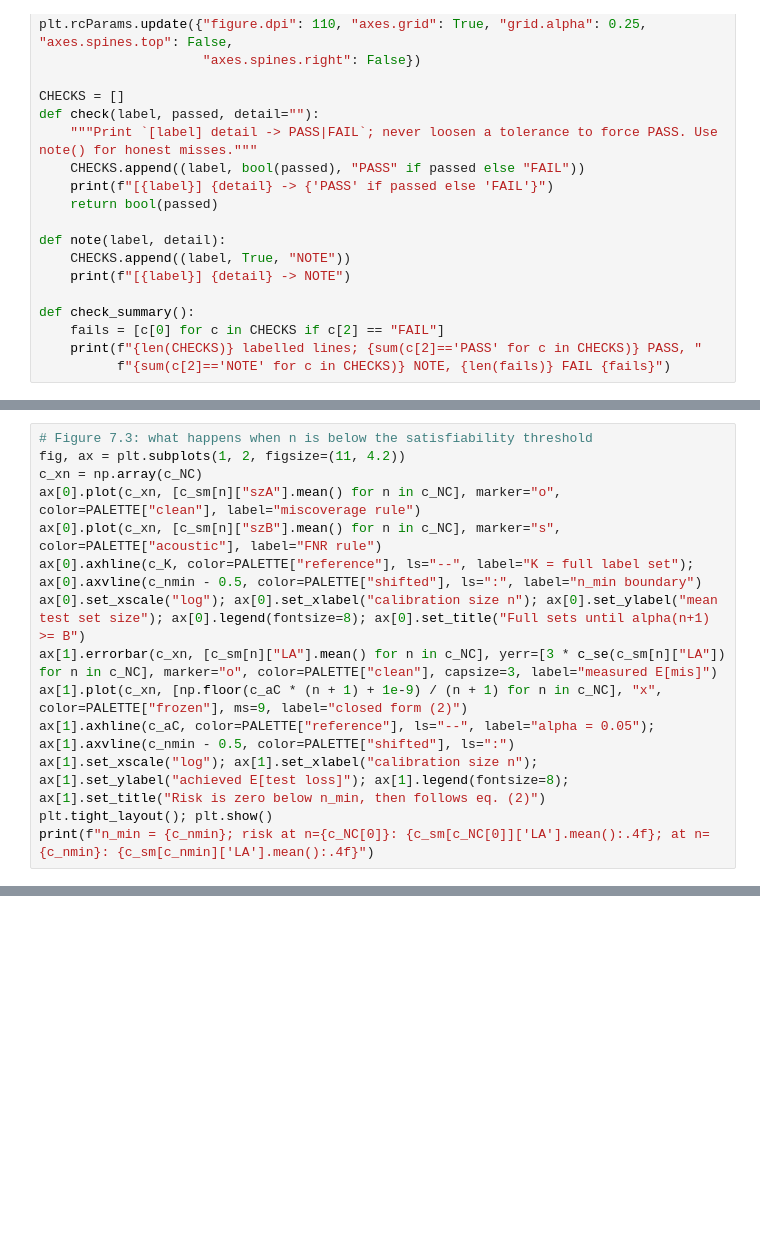
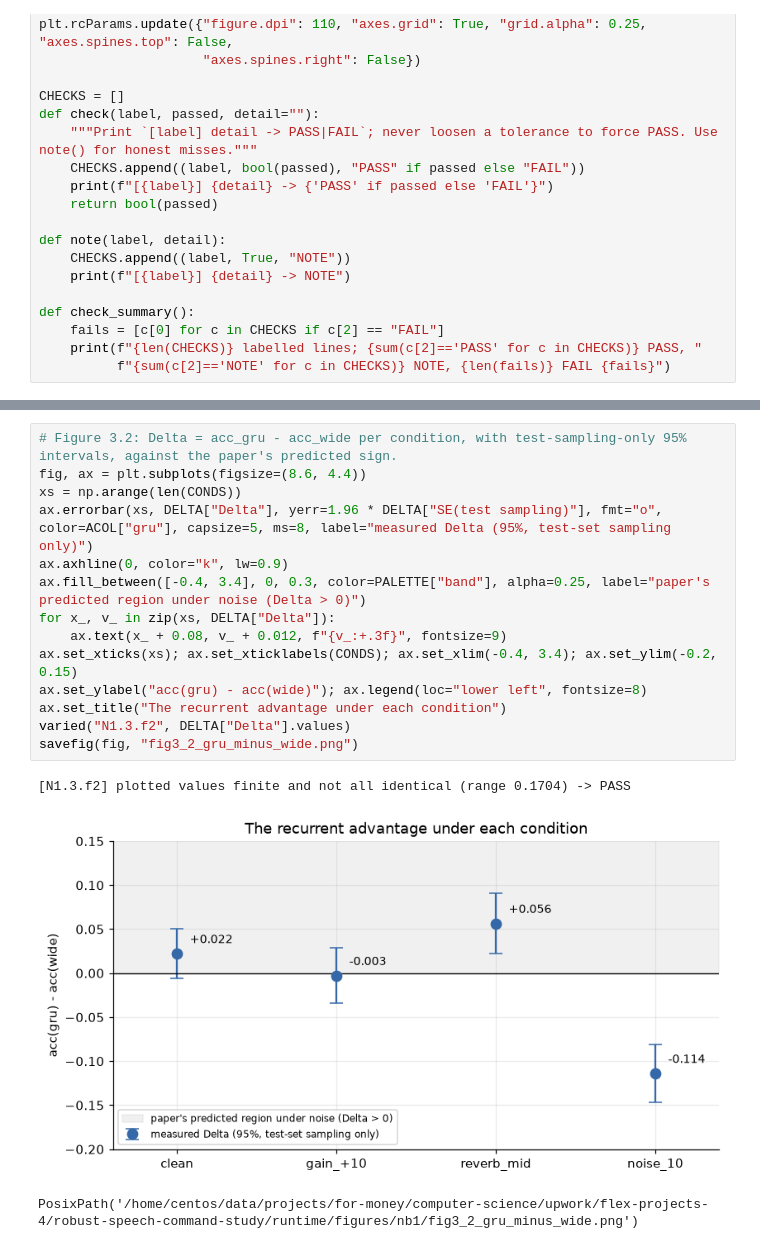
Before and after one commit to us-llm-engineer/applied-deep-learning, a Jupyter notebook: notebooks/01_research_foundations.ipynb, the cells around one changed output, grey strips where cells are left out. Drawn from its saved outputs; the diff is of its cells as text; blank space fills up the shorter version.

```diff
--- a/notebooks/01_research_foundations.ipynb
+++ b/notebooks/01_research_foundations.ipynb
@@ -2530,14 +49,0 @@ True
-# %%
-# Figure 7.3: what happens when n is below the satisfiability threshold
-fig, ax = plt.subplots(1, 2, figsize=(11, 4.2))
-c_xn = np.array(c_NC)
-ax[0].plot(c_xn, [c_sm[n]["szA"].mean() for n in c_NC], marker="o", color=PALETTE["clean"], label="miscoverage rule")
-ax[0].plot(c_xn, [c_sm[n]["szB"].mean() for n in c_NC], marker="s", color=PALETTE["acoustic"], label="FNR rule")
-ax[0].axhline(c_K, color=PALETTE["reference"], ls="--", label="K = full label set"); ax[0].axvline(c_nmin - 0.5, color=PALETTE["shifted"], ls=":", label="n_min boundary")
-ax[0].set_xscale("log"); ax[0].set_xlabel("calibration size n"); ax[0].set_ylabel("mean test set size"); ax[0].legend(fontsize=8); ax[0].set_title("Full sets until alpha(n+1) >= B")
-ax[1].errorbar(c_xn, [c_sm[n]["LA"].mean() for n in c_NC], yerr=[3 * c_se(c_sm[n]["LA"]) for n in c_NC], marker="o", color=PALETTE["clean"], capsize=3, label="measured E[mis]")
-ax[1].plot(c_xn, [np.floor(c_aC * (n + 1) + 1e-9) / (n + 1) for n in c_NC], "x", color=PALETTE["frozen"], ms=9, label="closed form (2)")
-ax[1].axhline(c_aC, color=PALETTE["reference"], ls="--", label="alpha = 0.05"); ax[1].axvline(c_nmin - 0.5, color=PALETTE["shifted"], ls=":")
-ax[1].set_xscale("log"); ax[1].set_xlabel("calibration size n"); ax[1].set_ylabel("achieved E[test loss]"); ax[1].legend(fontsize=8); ax[1].set_title("Risk is zero below n_min, then follows eq. (2)")
-plt.tight_layout(); plt.show()
-print(f"n_min = {c_nmin}; risk at n={c_NC[0]}: {c_sm[c_NC[0]]['LA'].mean():.4f}; at n={c_nmin}: {c_sm[c_nmin]['LA'].mean():.4f}")
@@ -3333,0 +659,18 @@ check_summary()
+# %%
+# Figure 3.2: Delta = acc_gru - acc_wide per condition, with test-sampling-only 95% intervals, against the paper's predicted sign.
+fig, ax = plt.subplots(figsize=(8.6, 4.4))
+xs = np.arange(len(CONDS))
+ax.errorbar(xs, DELTA["Delta"], yerr=1.96 * DELTA["SE(test sampling)"], fmt="o", color=ACOL["gru"], capsize=5, ms=8, label="measured Delta (95%, test-set sampling only)")
+ax.axhline(0, color="k", lw=0.9)
+ax.fill_between([-0.4, 3.4], 0, 0.3, color=PALETTE["band"], alpha=0.25, label="paper's predicted region under noise (Delta > 0)")
+for x_, v_ in zip(xs, DELTA["Delta"]):
+    ax.text(x_ + 0.08, v_ + 0.012, f"{v_:+.3f}", fontsize=9)
+ax.set_xticks(xs); ax.set_xticklabels(CONDS); ax.set_xlim(-0.4, 3.4); ax.set_ylim(-0.2, 0.15)
+ax.set_ylabel("acc(gru) - acc(wide)"); ax.legend(loc="lower left", fontsize=8)
+ax.set_title("The recurrent advantage under each condition")
+varied("N1.3.f2", DELTA["Delta"].values)
+savefig(fig, "fig3_2_gru_minus_wide.png")
+# %% [output]
+[N1.3.f2] plotted values finite and not all identical (range 0.1704) -> PASS
+[figure, added]
+PosixPath('/home/centos/data/projects/for-money/computer-science/upwork/flex-projects-4/robust-speech-command-study/runtime/figures/nb1/fig3_2_gru_minus_wide.png')
```
Also changed, not shown: parts of 200 cells of this notebook, 5 other files.
